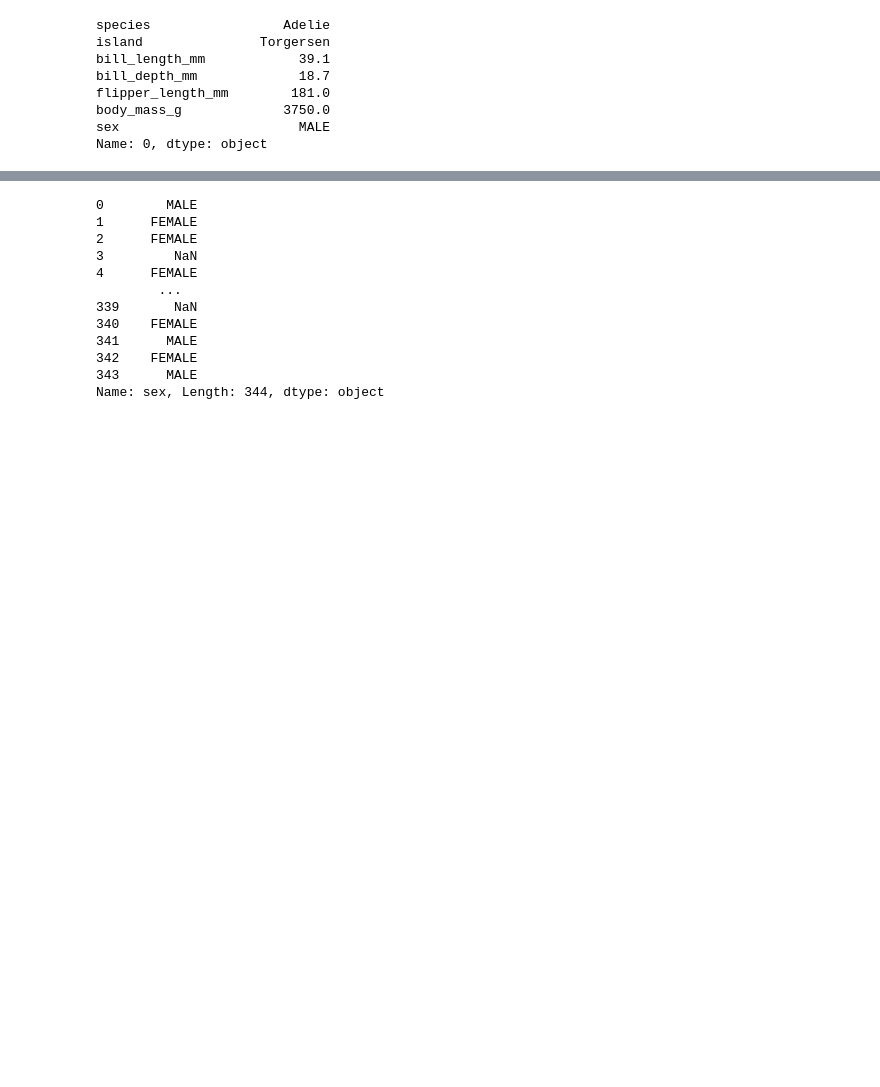
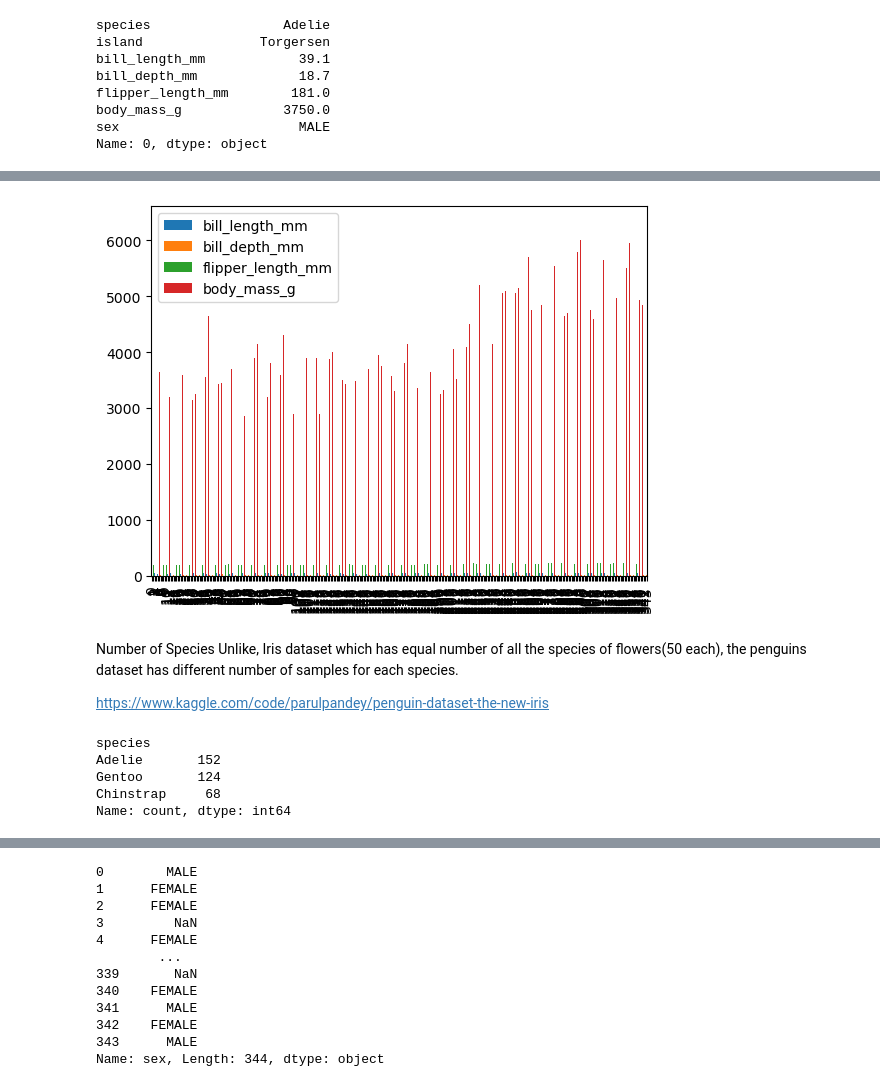
Before and after one commit to SBCURLEY/myproject, a Jupyter notebook: penguins.ipynb, the cells around one changed output, grey strips where cells are left out. Drawn from its saved outputs; the diff is of its cells as text; code cells hidden in the pictures; blank space fills up the shorter version.

```diff
--- a/penguins.ipynb
+++ b/penguins.ipynb
@@ -122,0 +234,4 @@ Name: 0, dtype: object
+# %%
+missing_values = ["n/a", "na", "--", "NaN", ""]
+df = pd.read_csv(("https://raw.githubusercontent.com/mwaskom/seaborn-data/master/penguins.csv"), na_values = missing_values)
+df.isnull()
@@ -122,0 +442,18 @@ Name: 0, dtype: object
+# %%
+# https://pandas.pydata.org/pandas-docs/stable/reference/api/pandas.DataFrame.plot.bar.html
+fig1 = df.plot.bar()
+# %% [output]
+[figure, added]
+# %% [markdown]
+Number of Species
+Unlike, Iris dataset which has equal number of all the species of flowers(50 each), the penguins dataset has different number of samples for each species.
+
+https://www.kaggle.com/code/parulpandey/penguin-dataset-the-new-iris
+# %%
+df['species'].value_counts()
+# %% [output]
+species
+Adelie       152
+Gentoo       124
+Chinstrap     68
+Name: count, dtype: int64
```
Also changed, not shown: parts of 51 cells of this notebook.
